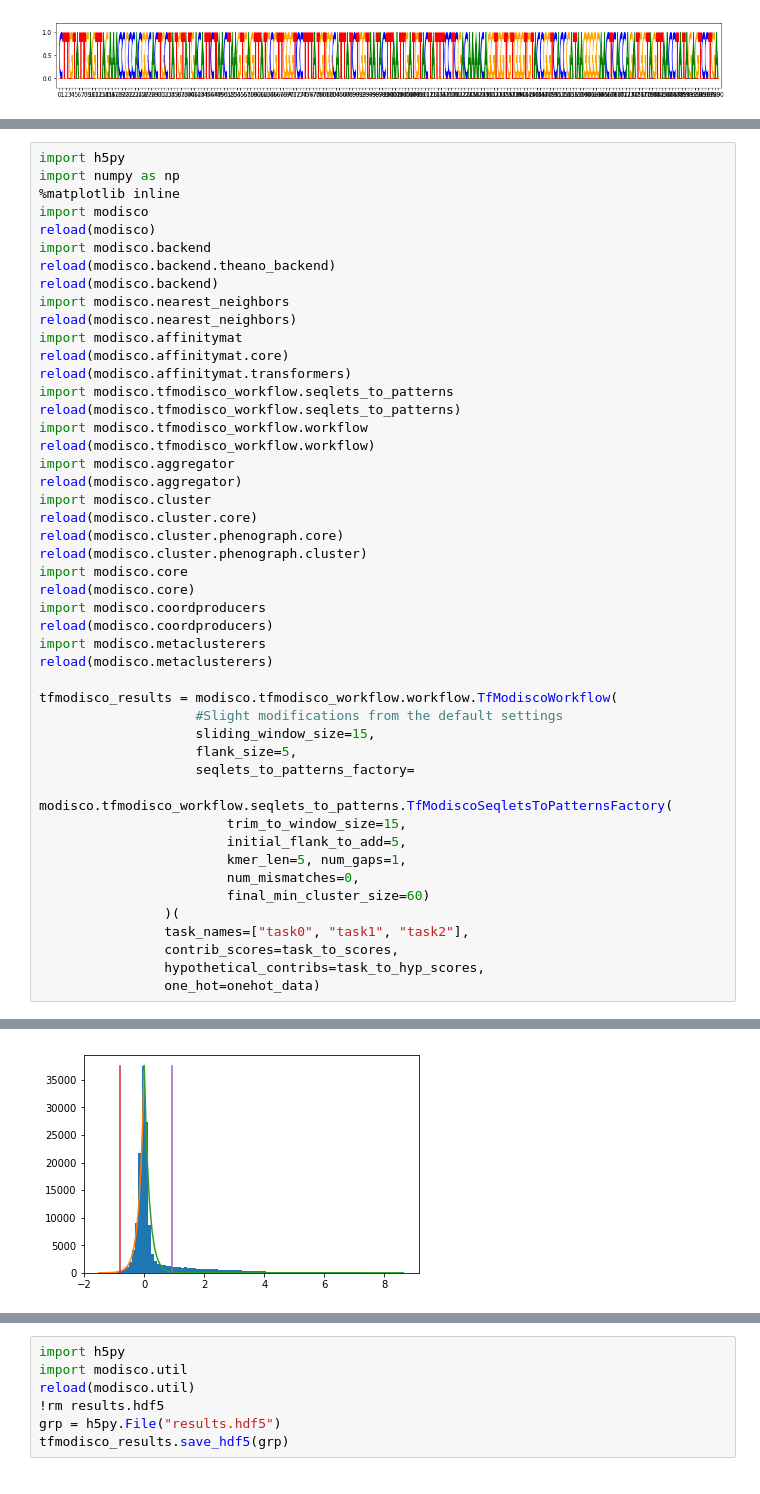
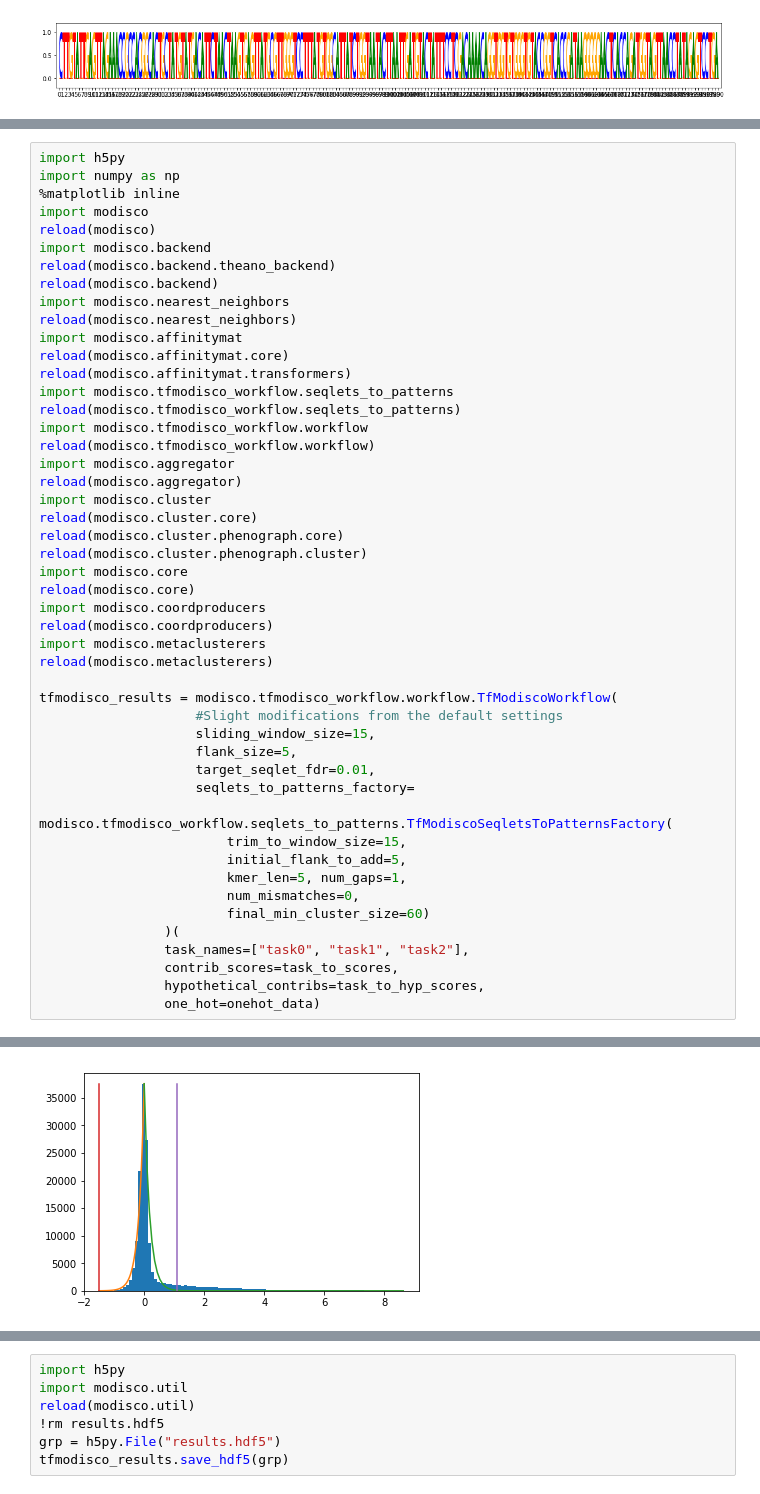
Before and after one commit to kundajelab/tfmodisco, a Jupyter notebook: examples/simulated_tf_binding/TF MoDISco TAL GATA.ipynb, the cells around one changed output, grey strips where cells are left out. Cells and saved outputs as stored; diff of their text form.

```diff
--- a/examples/simulated_tf_binding/TF MoDISco TAL GATA.ipynb
+++ b/examples/simulated_tf_binding/TF MoDISco TAL GATA.ipynb
@@ -164,6 +164,7 @@ tfmodisco_results = modisco.tfmodisco_workflow.workflow.TfModiscoWorkflow(
                     #Slight modifications from the default settings
                     sliding_window_size=15,
                     flank_size=5,
+                    target_seqlet_fdr=0.01,
                     seqlets_to_patterns_factory=
                      modisco.tfmodisco_workflow.seqlets_to_patterns.TfModiscoSeqletsToPatternsFactory(
                         trim_to_window_size=15,
@@ -184 +187 @@ Computing threshold
-[figure, old version]
+[figure, new version]
```
Also changed, not shown: parts of 7 cells of this notebook, 6 other files.
